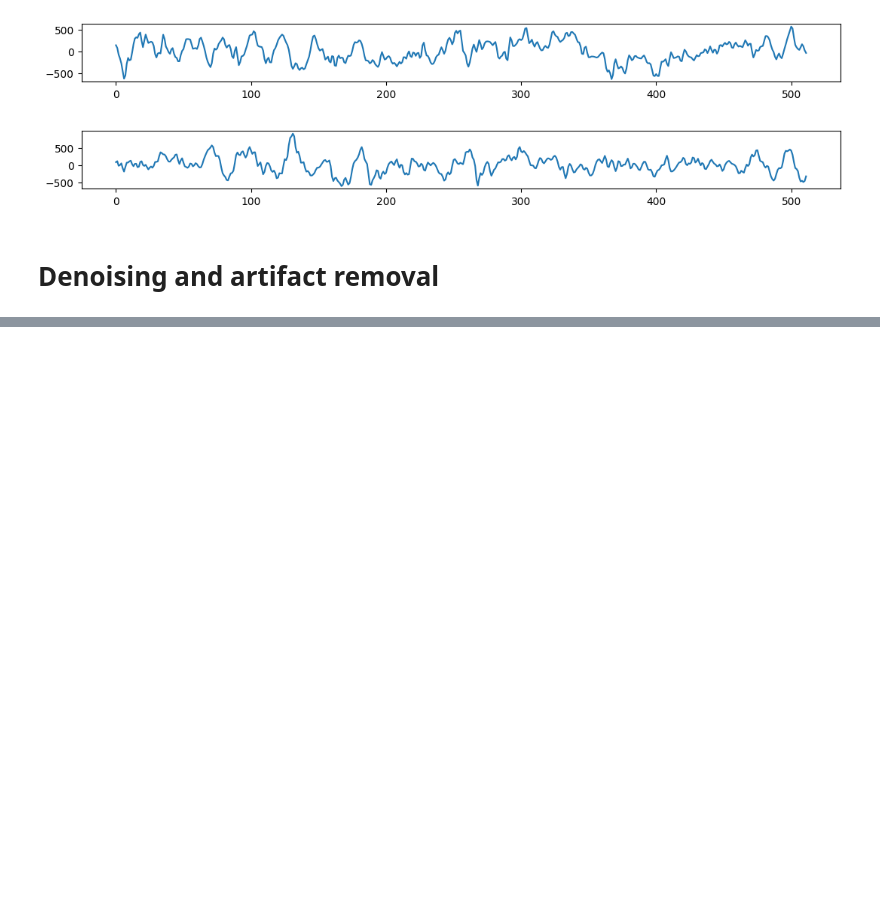
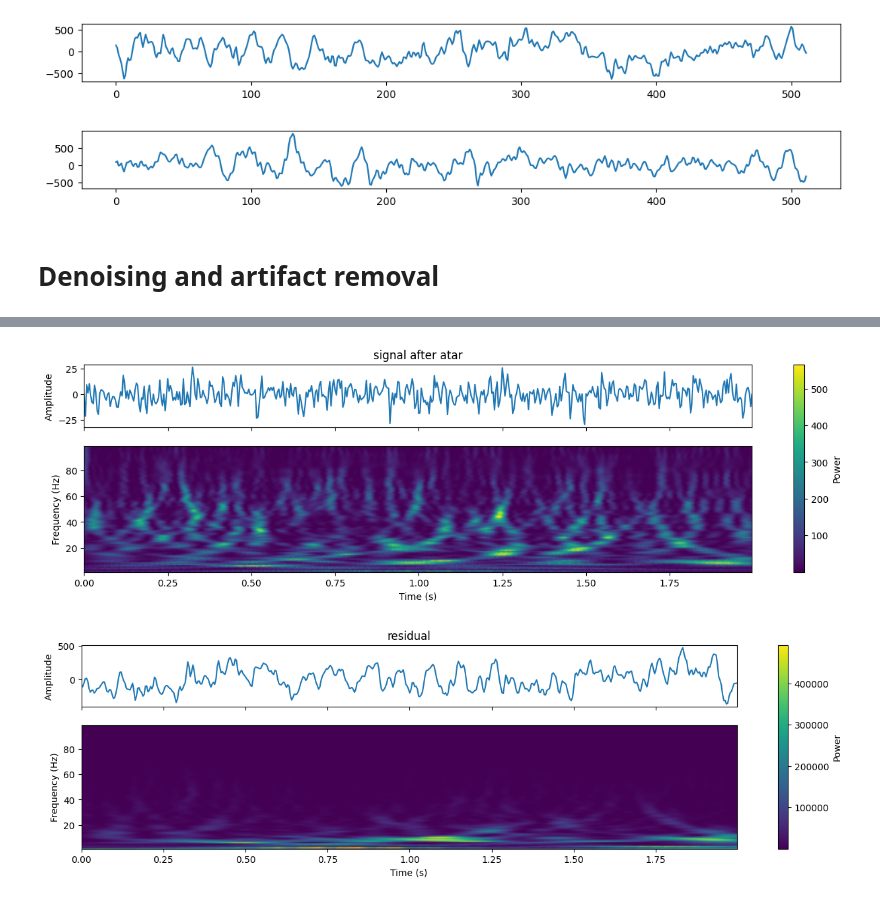
Before and after one commit to IronMax03/seizureDetection, a Jupyter notebook: Experiments/Artifact_Removal/Notebook.ipynb, the cells around one changed output, grey strips where cells are left out. Saved outputs shown, nothing was run; the diff lists cells and outputs as text; code cells hidden in the pictures; blank space fills up the shorter version.

Commit message:
Experiments/Artifact_Removal: Adding ATAR FIltering algoritm

```diff
--- a/Experiments/Artifact_Removal/Notebook.ipynb
+++ b/Experiments/Artifact_Removal/Notebook.ipynb
@@ -84,0 +84,12 @@ plot(residual)
+# %%
+from util import atar
+
+newSignal = atar(signal)
+
+plot(newSignal, title = "signal after atar")
+
+residual = signal - newSignal
+plot(residual, title = "residual")
+# %% [output]
+[figure, added]
+[figure, added]
```
Also changed, not shown: parts of 4 cells of this notebook, 2 other files.
